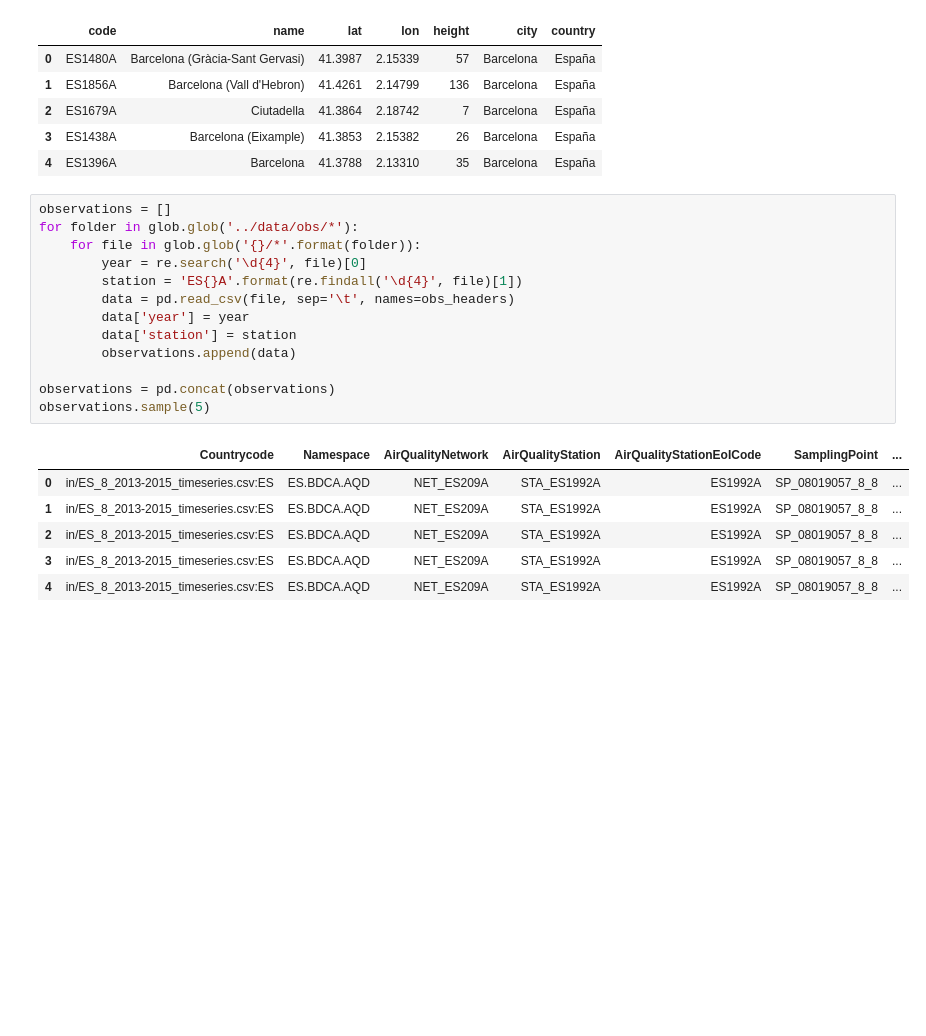
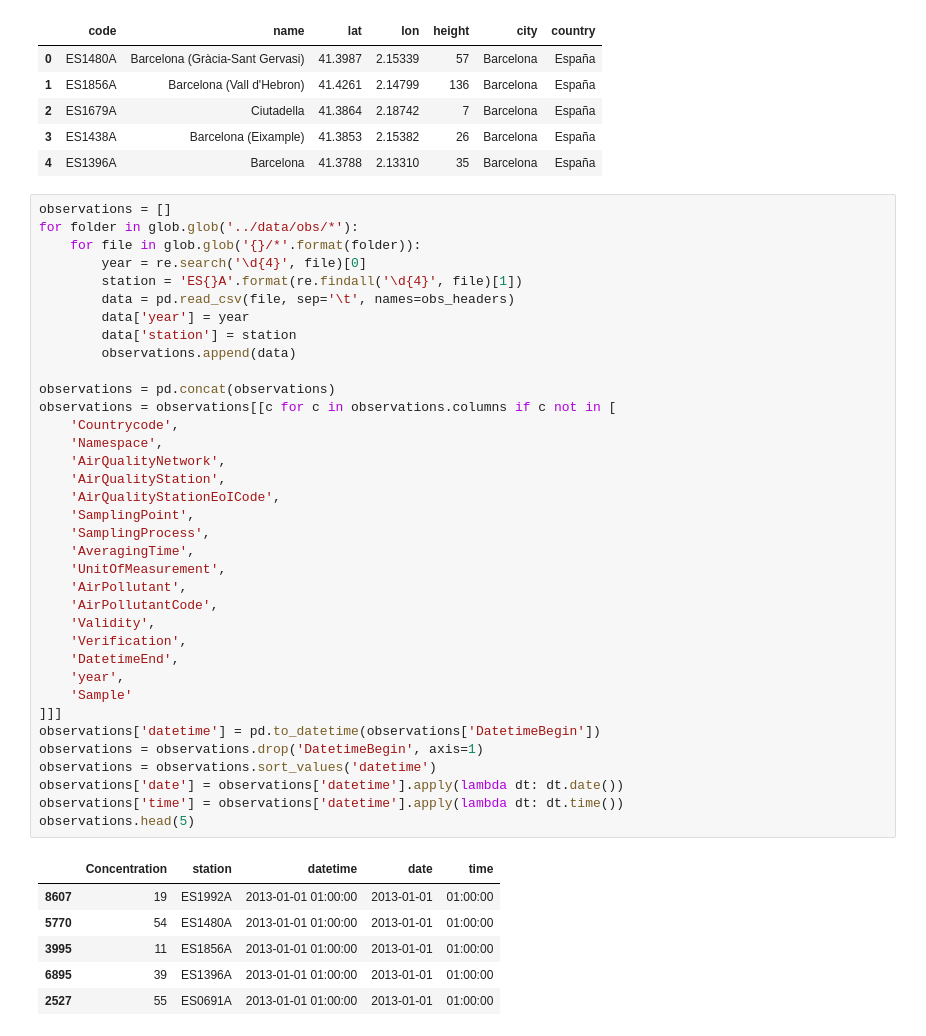
Before and after one commit to javiermas/BCNAirQualityDatathon, a Jupyter notebook: notebooks/Jonas_1.ipynb, the cells around one changed output. Drawn from its saved outputs; the diff is of its cells as text; blank space fills up the shorter version.

```diff
--- a/notebooks/Jonas_1.ipynb
+++ b/notebooks/Jonas_1.ipynb
@@ -43,23 +43,46 @@ stations.head()
 # %%
 observations = []
 for folder in glob.glob('../data/obs/*'):
     for file in glob.glob('{}/*'.format(folder)):
         year = re.search('\d{4}', file)[0]
         station = 'ES{}A'.format(re.findall('\d{4}', file)[1])
         data = pd.read_csv(file, sep='\t', names=obs_headers)
         data['year'] = year
         data['station'] = station
         observations.append(data)
 
 observations = pd.concat(observations)
-observations.sample(5)
+observations = observations[[c for c in observations.columns if c not in [
+    'Countrycode',
+    'Namespace',
+    'AirQualityNetwork',
+    'AirQualityStation',
+    'AirQualityStationEoICode',
+    'SamplingPoint',
+    'SamplingProcess',
+    'AveragingTime',
+    'UnitOfMeasurement',
+    'AirPollutant',
+    'AirPollutantCode',
+    'Validity',
+    'Verification',
+    'DatetimeEnd',
+    'year',
+    'Sample'
+]]]
+observations['datetime'] = pd.to_datetime(observations['DatetimeBegin'])
+observations = observations.drop('DatetimeBegin', axis=1)
+observations = observations.sort_values('datetime')
+observations['date'] = observations['datetime'].apply(lambda dt: dt.date())
+observations['time'] = observations['datetime'].apply(lambda dt: dt.time())
+observations.head(5)
 # %% [output]
-|  | Countrycode | Namespace | AirQualityNetwork | AirQualityStation | AirQualityStationEoICode | SamplingPoint | ... |
-| 0 | in/ES_8_2013-2015_timeseries.csv:ES | ES.BDCA.AQD | NET_ES209A | STA_ES1992A | ES1992A | SP_08019057_8_8 | ... |
-| 1 | in/ES_8_2013-2015_timeseries.csv:ES | ES.BDCA.AQD | NET_ES209A | STA_ES1992A | ES1992A | SP_08019057_8_8 | ... |
-| 2 | in/ES_8_2013-2015_timeseries.csv:ES | ES.BDCA.AQD | NET_ES209A | STA_ES1992A | ES1992A | SP_08019057_8_8 | ... |
-| 3 | in/ES_8_2013-2015_timeseries.csv:ES | ES.BDCA.AQD | NET_ES209A | STA_ES1992A | ES1992A | SP_08019057_8_8 | ... |
-| 4 | in/ES_8_2013-2015_timeseries.csv:ES | ES.BDCA.AQD | NET_ES209A | STA_ES1992A | ES1992A | SP_08019057_8_8 | ... |
+|  | Concentration | station | datetime | date | time |
+| 8607 | 19 | ES1992A | 2013-01-01 01:00:00 | 2013-01-01 | 01:00:00 |
+| 5770 | 54 | ES1480A | 2013-01-01 01:00:00 | 2013-01-01 | 01:00:00 |
+| 3995 | 11 | ES1856A | 2013-01-01 01:00:00 | 2013-01-01 | 01:00:00 |
+| 6895 | 39 | ES1396A | 2013-01-01 01:00:00 | 2013-01-01 | 01:00:00 |
+| 2527 | 55 | ES0691A | 2013-01-01 01:00:00 | 2013-01-01 | 01:00:00 |
 # %%
 models = []
 for folder in glob.glob('../data/mod/*'):
```
Also changed, not shown: parts of 3 cells of this notebook.
